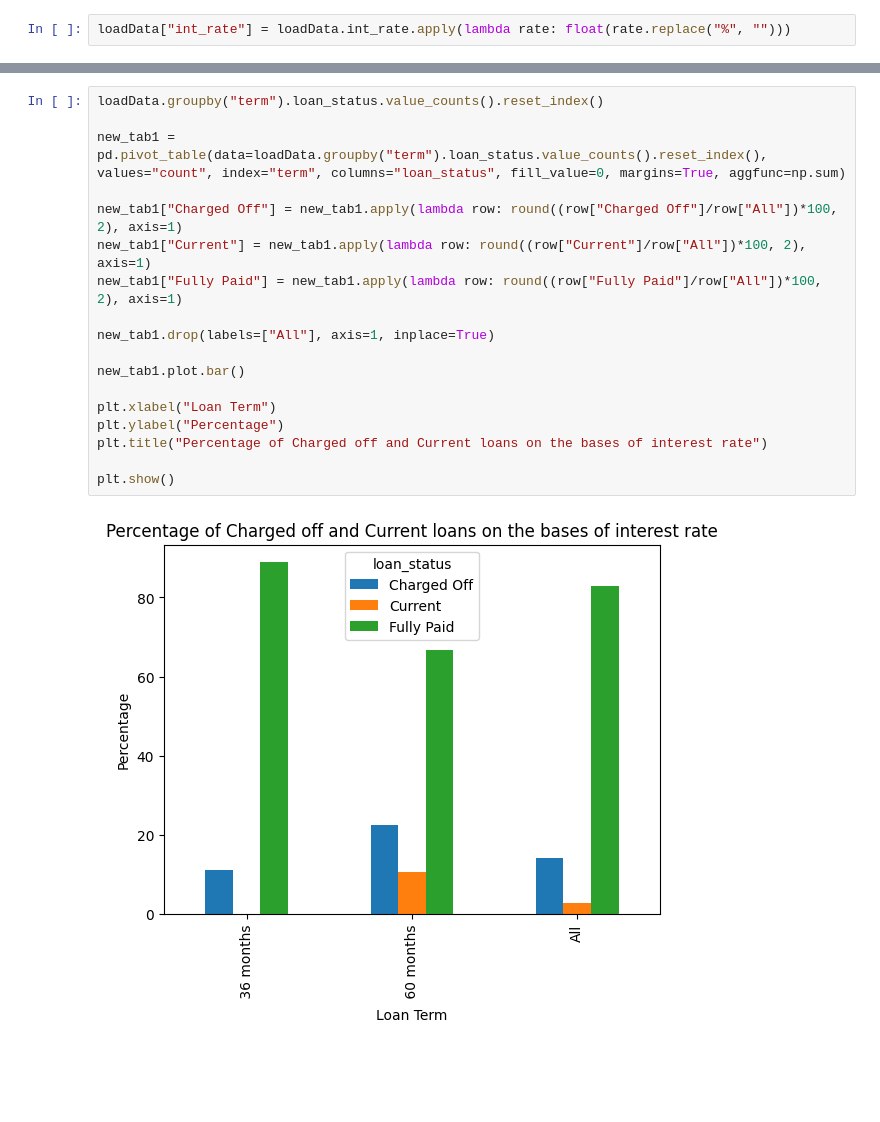
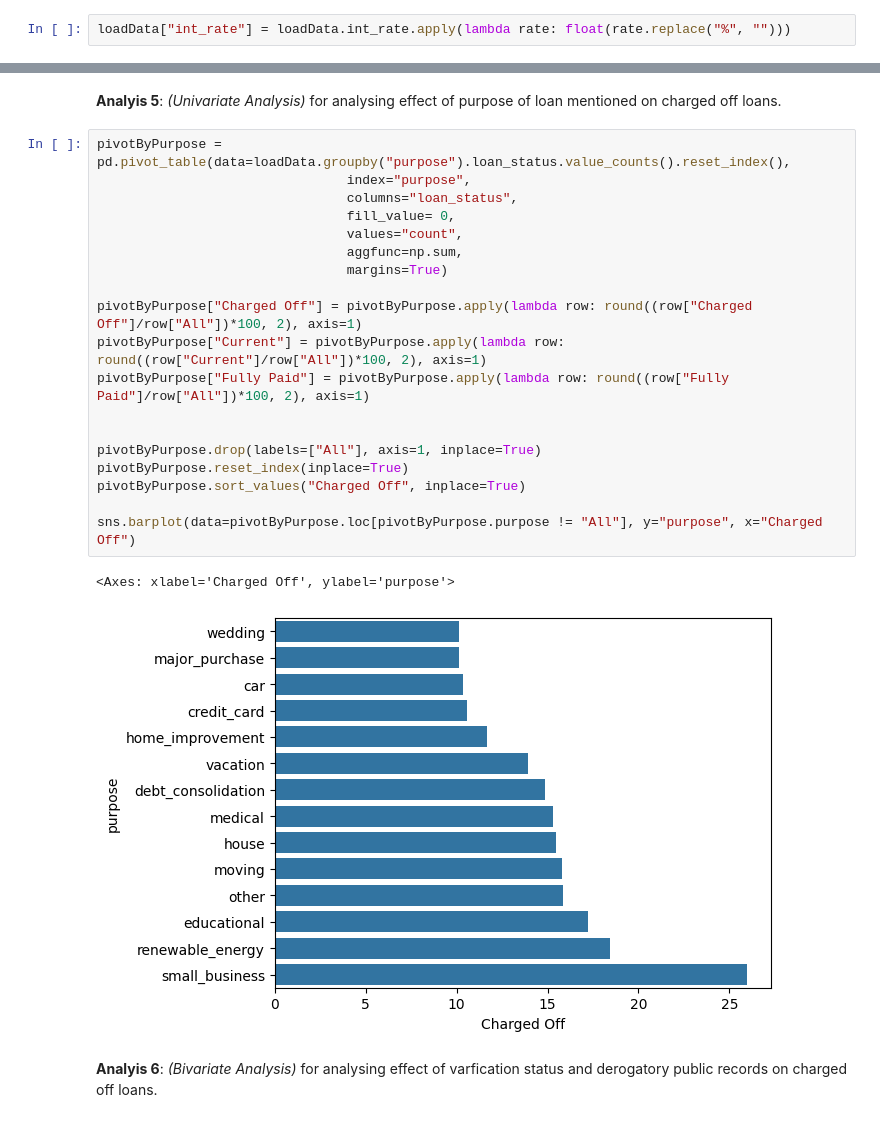
Before and after one commit to AshishTondon/LendingClubCaseStudy, a Jupyter notebook: lendling_club_analysis.ipynb, the cells around one changed output, grey strips where cells are left out. Saved outputs shown, nothing was run; the diff lists cells and outputs as text; blank space fills up the shorter version.

Commit message:
added analysis

```diff
--- a/lendling_club_analysis.ipynb
+++ b/lendling_club_analysis.ipynb
@@ -253,21 +251,27 @@ plt.show()
+# %% [markdown]
+**Analyis 5**: *(Univariate Analysis)* for analysing effect of purpose of loan mentioned on charged off loans.
 # %%
-loadData.groupby("term").loan_status.value_counts().reset_index()
+pivotByPurpose = pd.pivot_table(data=loadData.groupby("purpose").loan_status.value_counts().reset_index(),
+                                index="purpose",
+                                columns="loan_status",
+                                fill_value= 0,
+                                values="count",
+                                aggfunc=np.sum,
+                                margins=True)
 
-new_tab1 = pd.pivot_table(data=loadData.groupby("term").loan_status.value_counts().reset_index(), values="count", index="term", columns="loan_status", fill_value=0, margins=True, aggfunc=np.sum)
+pivotByPurpose["Charged Off"] = pivotByPurpose.apply(lambda row: round((row["Charged Off"]/row["All"])*100, 2), axis=1)
+pivotByPurpose["Current"] = pivotByPurpose.apply(lambda row: round((row["Current"]/row["All"])*100, 2), axis=1)
+pivotByPurpose["Fully Paid"] = pivotByPurpose.apply(lambda row: round((row["Fully Paid"]/row["All"])*100, 2), axis=1)
 
-new_tab1["Charged Off"] = new_tab1.apply(lambda row: round((row["Charged Off"]/row["All"])*100, 2), axis=1)
-new_tab1["Current"] = new_tab1.apply(lambda row: round((row["Current"]/row["All"])*100, 2), axis=1)
-new_tab1["Fully Paid"] = new_tab1.apply(lambda row: round((row["Fully Paid"]/row["All"])*100, 2), axis=1)
 
-new_tab1.drop(labels=["All"], axis=1, inplace=True)
+pivotByPurpose.drop(labels=["All"], axis=1, inplace=True)
+pivotByPurpose.reset_index(inplace=True)
+pivotByPurpose.sort_values("Charged Off", inplace=True)
 
-new_tab1.plot.bar()
-
-plt.xlabel("Loan Term")
-plt.ylabel("Percentage")
-plt.title("Percentage of Charged off and Current loans on the bases of interest rate")
-
-plt.show()
+sns.barplot(data=pivotByPurpose.loc[pivotByPurpose.purpose != "All"], y="purpose", x="Charged Off")
 # %% [output]
+<Axes: xlabel='Charged Off', ylabel='purpose'>
-[figure, old version]
+[figure, new version]
+# %% [markdown]
+**Analyis 6**: *(Bivariate Analysis)* for analysing effect of varfication status and derogatory public records on charged off loans.
 # %%
```
Also changed, not shown: parts of 38 cells of this notebook.
